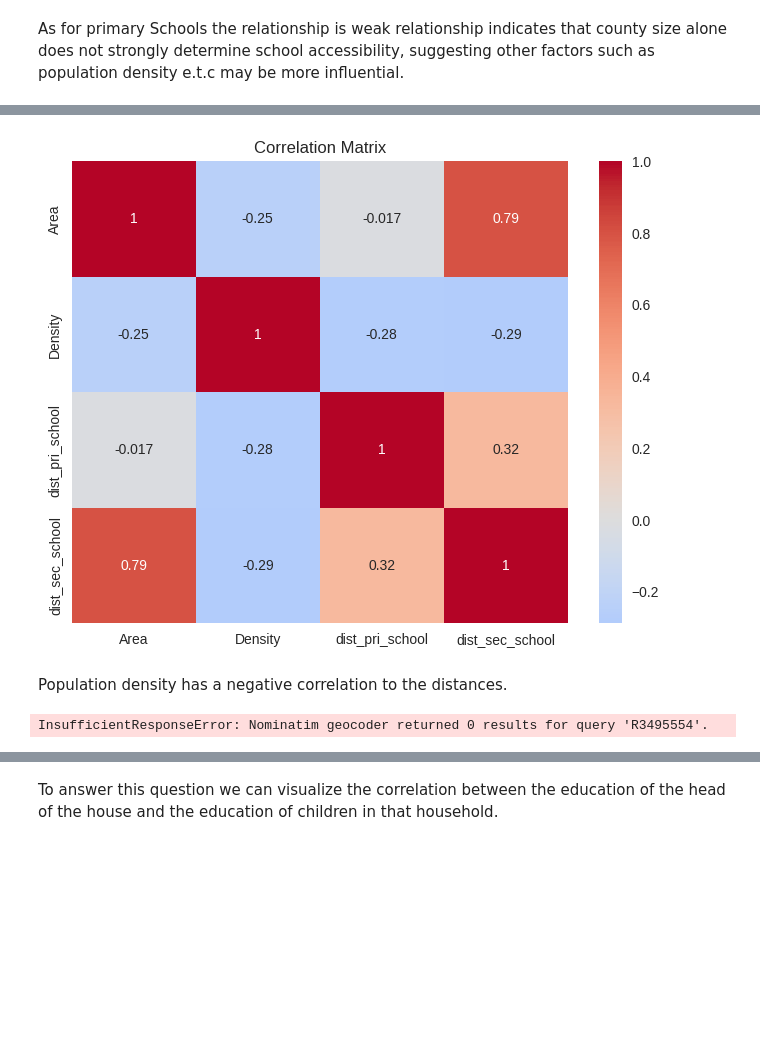
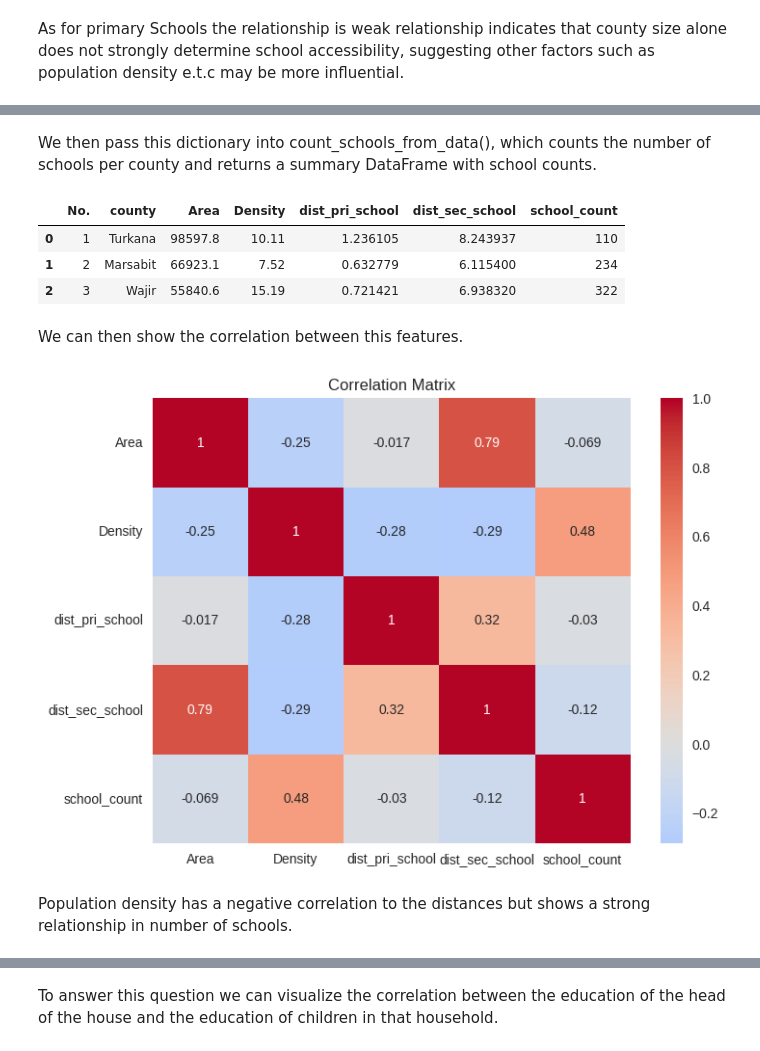
Before and after one commit to silprosa/fynesse_mlfc, a Jupyter notebook: notebooks/Education.ipynb, the cells around one changed output, grey strips where cells are left out. Saved outputs shown, nothing was run; the diff lists cells and outputs as text; code cells hidden in the pictures; blank space fills up the shorter version.

```diff
--- a/notebooks/Education.ipynb
+++ b/notebooks/Education.ipynb
@@ -428,11 +422,28 @@ As for primary Schools the relationship is weak relationship indicates that coun
+# %%
+tags = {"amenity": "school"}
+schools_data = assess.get_schools_by_relation(relation_ids,tags)
+# %% [markdown]
+We then pass this dictionary into count_schools_from_data(), which counts the number of schools per county and returns a summary DataFrame with school counts.
+# %%
+df_schools = assess.count_schools_from_data(schools_data)
+# %%
+df_schools['county'] = access.get_county_names(df_schools['relation_id'].tolist())
+area["school_count"] = df_schools["school_count"].values
+area.head(3)
+# %% [output]
+|  | No. | county | Area | Density | dist_pri_school | dist_sec_school | school_count |
+| 0 | 1 | Turkana | 98597.8 | 10.11 | 1.236105 | 8.243937 | 110 |
+| 1 | 2 | Marsabit | 66923.1 | 7.52 | 0.632779 | 6.115400 | 234 |
+| 2 | 3 | Wajir | 55840.6 | 15.19 | 0.721421 | 6.938320 | 322 |
+# %% [markdown]
+We can then show the correlation between this features.
 # %%
 plt.figure(figsize=(8,6))
-sns.heatmap(area[["Area", "Density" ,"dist_pri_school", "dist_sec_school"]].corr(),
-    annot=True, cmap="coolwarm", center=0
-)
+sns.heatmap(area[["Area", "Density" ,"dist_pri_school", "dist_sec_school","school_count"]].corr(),
+    annot=True, cmap="coolwarm", center=0)
 plt.title("Correlation Matrix")
 plt.show()
 # %% [output]
-[figure, old version]
+[figure, new version]
 # %% [markdown]
-Population density has a negative correlation to the distances.
+Population density has a negative correlation to the distances but shows a strong relationship in number of schools.
@@ -457,6 +449,0 @@ def plot_counties(relation_ids, prop=None, ax=None):
-# %%
-tags = {
-    "amenity": "school"
-}
-# %% [output]
-InsufficientResponseError: Nominatim geocoder returned 0 results for query 'R3495554'.
```
Also changed, not shown: parts of 52 cells of this notebook.
